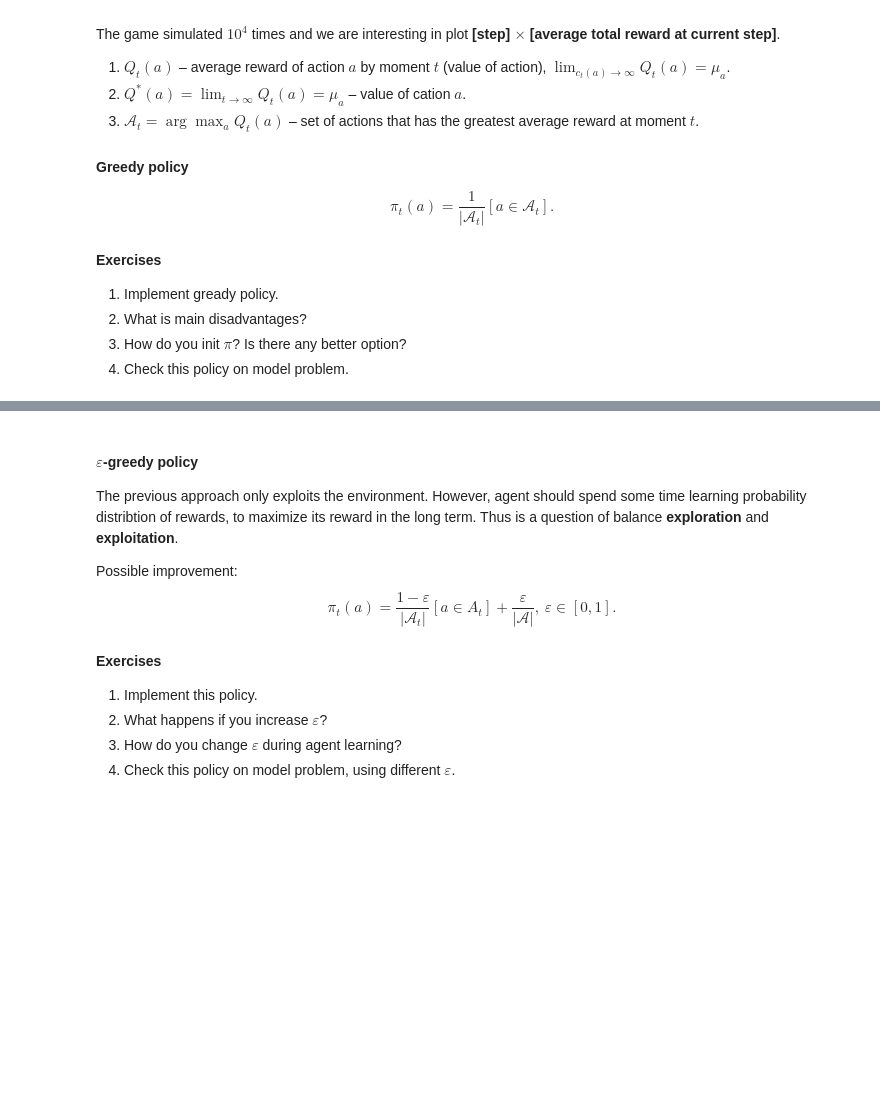
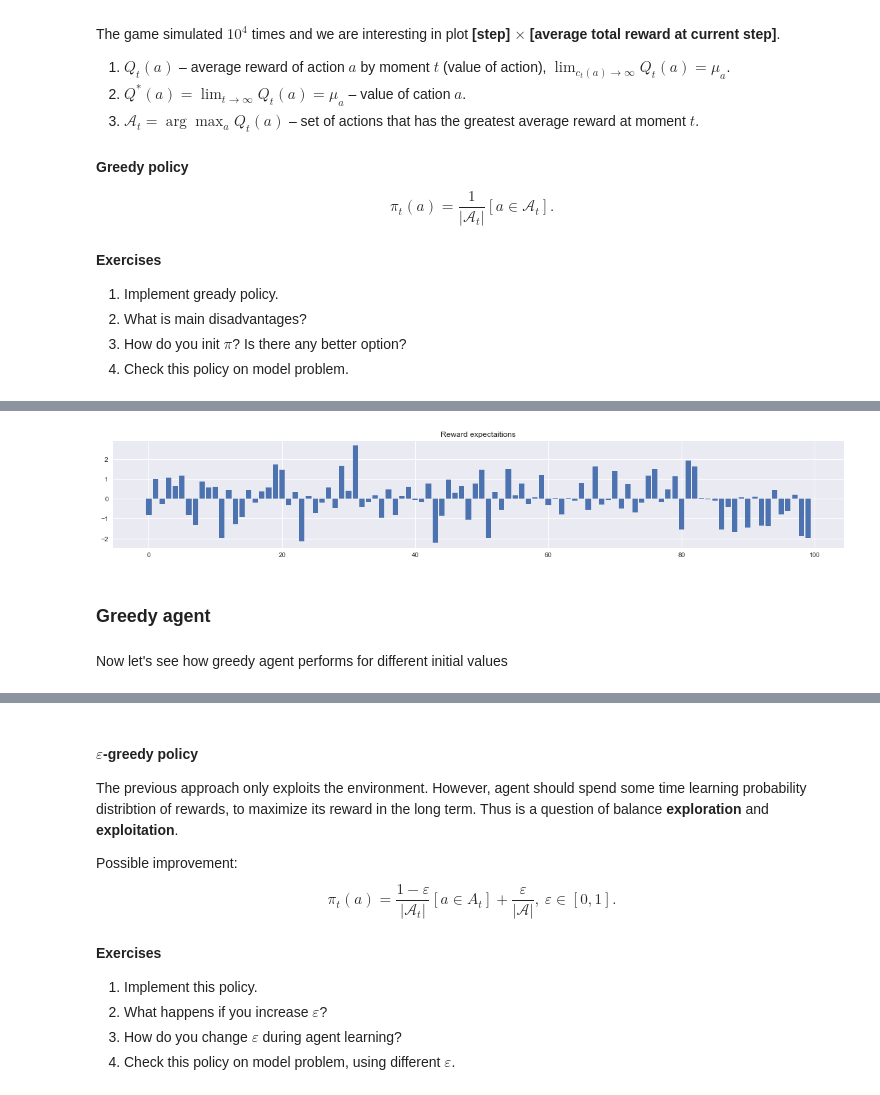
Before and after one commit to puhsu/renju, a Jupyter notebook: labs/lab4/lab-4.ipynb, the cells around one changed output, grey strips where cells are left out. Drawn from its saved outputs; the diff is of its cells as text; code cells hidden in the pictures; blank space fills up the shorter version.

```diff
--- a/labs/lab4/lab-4.ipynb
+++ b/labs/lab4/lab-4.ipynb
@@ -75,0 +63,4 @@ def get_reward(action, reward_expected):
+# %%
+BANDIT_COUNT = 100
+STEP_COUNT = 1000    # steps per game
+ITER_COUNT = 100     # number of games
@@ -76 +69,11 @@ def get_reward(action, reward_expected):
+# %%
+np.random.seed(100500)
+reward_expectations = np.random.normal(
+                            loc=0,
+                            scale=1,
+                            size=BANDIT_COUNT)
+
+
+def get_reward(action, reward):
+    return np.random.normal(loc=reward[action], scale=1)
 # %%
@@ -157,0 +96,7 @@ Optimal final reward is 19459.439
+# %%
+plt.figure(figsize=(20, 3))
+plt.title('Reward expectaitions')
+plt.bar(np.arange(BANDIT_COUNT), reward_expectations)
+plt.show()
+# %% [output]
+[figure, added]
@@ -157,0 +121,2 @@ Optimal final reward is 19459.439
+# %% [markdown]
+### Greedy agent
@@ -157,0 +146,2 @@ Optimal final reward is 19459.439
+# %% [markdown]
+Now let's see how greedy agent performs for different initial values
```
Also changed, not shown: parts of 77 cells of this notebook, 2 other files.
